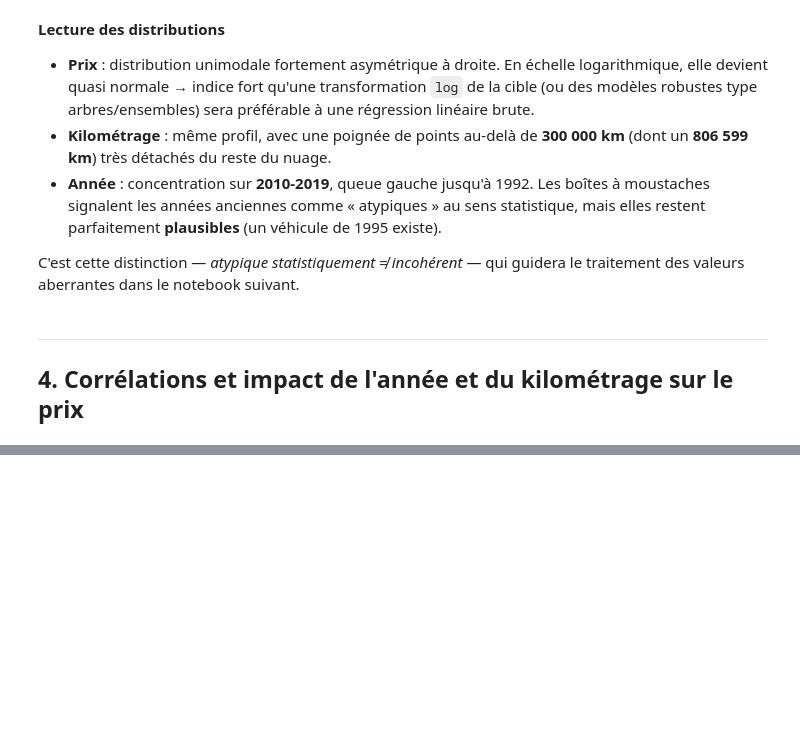
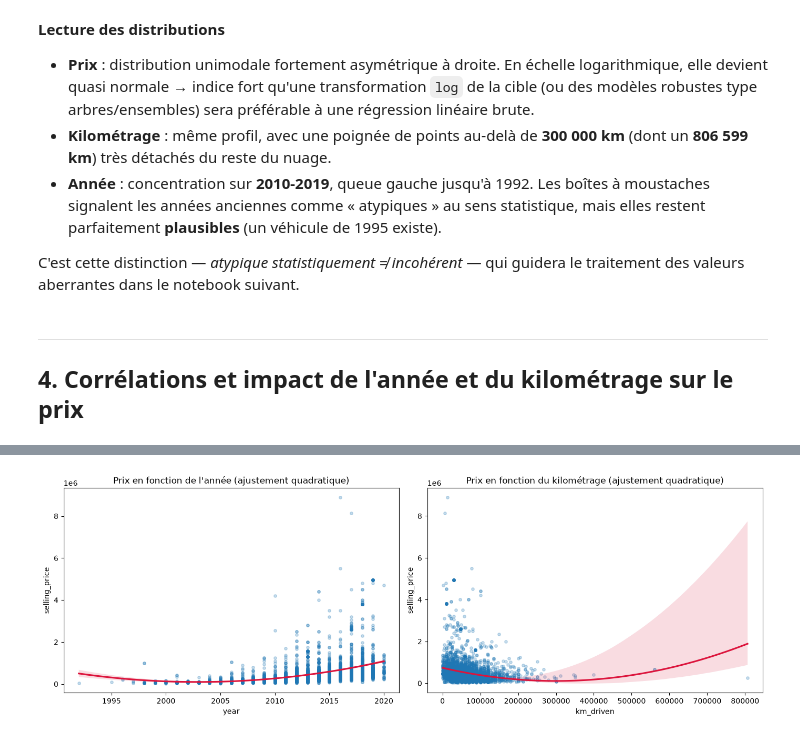
Before and after one commit to bahaztariq/CarPredictor, a Jupyter notebook: notebooks/01a_exploration_analyse.ipynb, the cells around one changed output, grey strips where cells are left out. Drawn from its saved outputs; the diff is of its cells as text; code cells hidden in the pictures; blank space fills up the shorter version.

```diff
--- a/notebooks/01a_exploration_analyse.ipynb
+++ b/notebooks/01a_exploration_analyse.ipynb
@@ -306,0 +314,15 @@ corr
+# %%
+fig, axes = plt.subplots(1, 2, figsize=(14, 5))
+
+sns.regplot(data=df, x="year", y="selling_price", ax=axes[0],
+            scatter_kws={"alpha": .25, "s": 15}, line_kws={"color": "crimson"}, order=2)
+axes[0].set_title("Prix en fonction de l'année (ajustement quadratique)")
+
+sns.regplot(data=df, x="km_driven", y="selling_price", ax=axes[1],
+            scatter_kws={"alpha": .25, "s": 15}, line_kws={"color": "crimson"}, order=2)
+axes[1].set_title("Prix en fonction du kilométrage (ajustement quadratique)")
+
+fig.tight_layout()
+plt.show()
+# %% [output]
+[figure, added]
```
Also changed, not shown: parts of 20 cells of this notebook, 20 other files.
